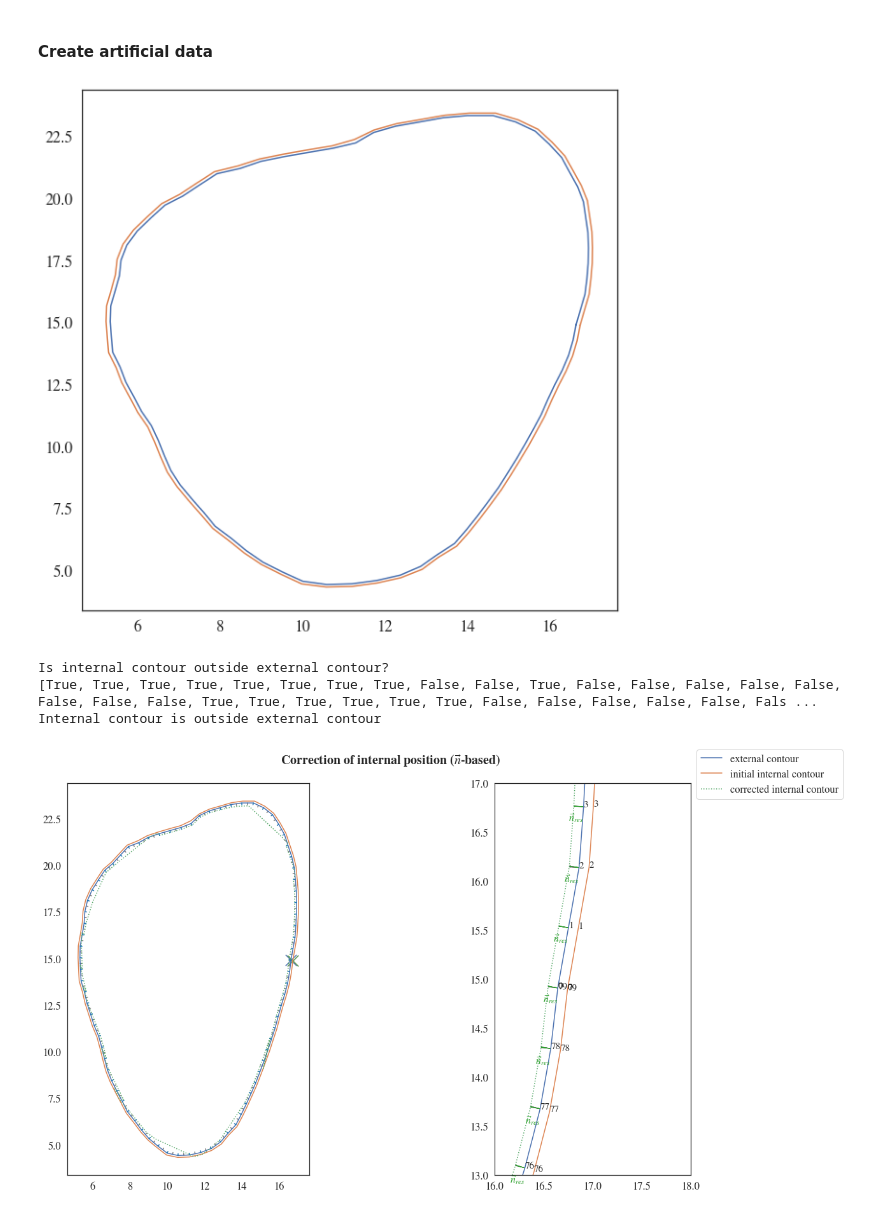
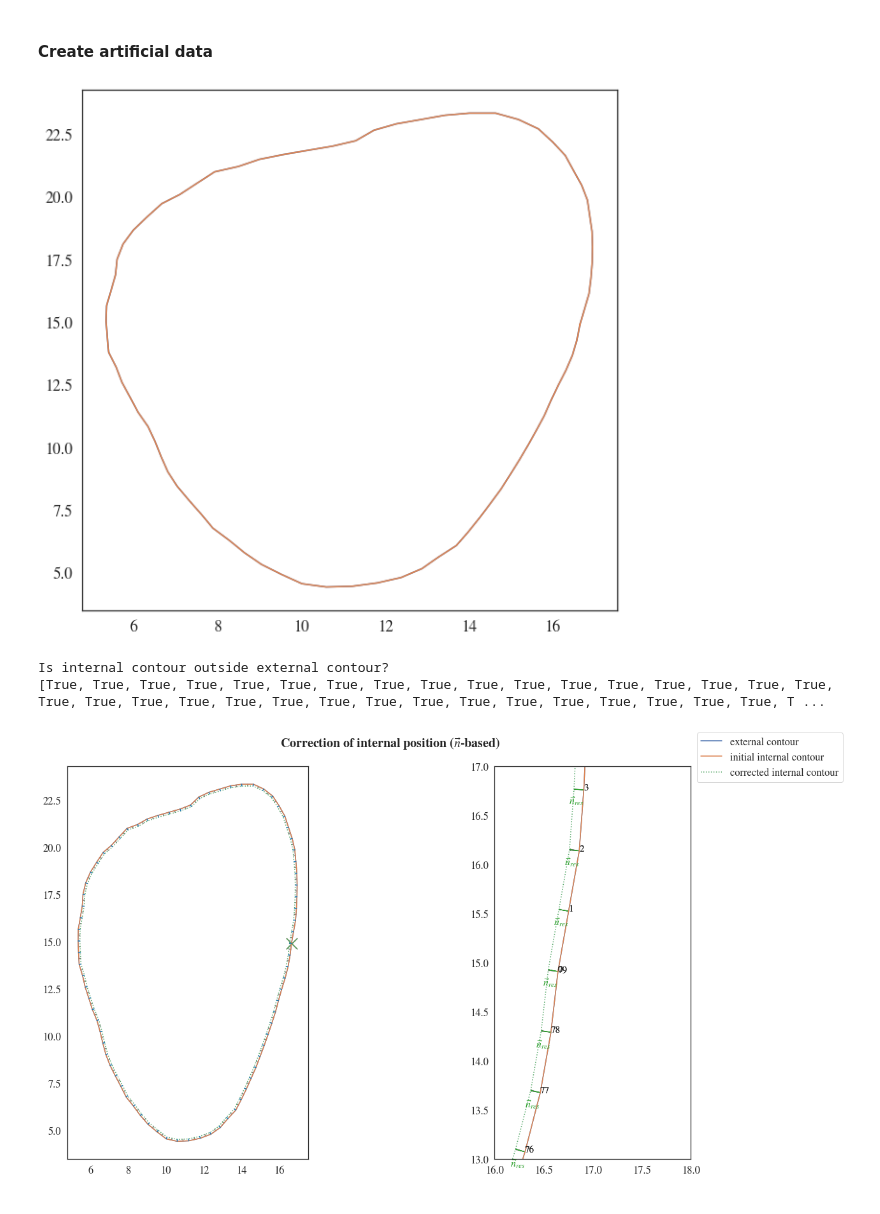
Before and after one commit to artorg-unibe-ch/spline_mesher, a Jupyter notebook: tmp/intersection_internal.ipynb, the cells around one changed output. Saved outputs shown, nothing was run; the diff lists cells and outputs as text; code cells hidden in the pictures.

```diff
--- a/tmp/intersection_internal.ipynb
+++ b/tmp/intersection_internal.ipynb
@@ -474,18 +474,18 @@ def resample_polygon(xy: np.ndarray, n_points: int = 100) -> np.ndarray:
 # %%
 ext_path = r'ext_surf_slice_minus1.npy'
 ext_spline = np.load(ext_path)
-int_spline = offset_surface(ext_spline, offset=0.1)
+int_spline = offset_surface(ext_spline, offset=1e-10)
 int_spline = resample_polygon(int_spline, n_points=80)
 ext_spline = resample_polygon(ext_spline, n_points=80)
 
 np.save('int_spline_minus1.npy', int_spline)
 
 plt.figure(figsize=(10, 10))
 plt.plot(ext_spline[:, 0], ext_spline[:, 1])
 plt.plot(int_spline[:, 0], int_spline[:, 1])
 print('')
 # %% [output]
-[figure, old version]
+[figure, new version]
 # %%
 def nearest_point(arr, pt):
     """
@@ -517,10 +517,9 @@ def add_noise_to_contour(int, variability=0.1):
     Returns:
         int (ndarray): 2D array of contour with noise
     """
-    initial_length = len(int)
-    int = int[::5]
-    int = int + np.random.normal(0, variability, int.shape)
-    int = resample_polygon(int, n_points=initial_length)
+    noise = np.random.normal(0, variability, size=int.shape)
+    x = int[:, 0] + noise[:, 0]
+    y = int[:, 1] + noise[:, 0]
     return int
 
 
@@ -567,6 +566,7 @@ def show_centres(min_thickness, x_ext, y_ext, x_int, y_int):
     for i, txt in enumerate(range(len(x_ext))):
         ax2.annotate(txt, (x_ext[i], y_ext[i]))
         ax2.annotate(txt, (x_int[i], y_int[i]))
+
     return ext_a, int_a, dx, dy, dx_med, dy_med, fig, ax1, ax2
 
 
@@ -592,31 +592,25 @@ ext_s, int_s, dx, dy, dx_med, dy_med, fig, ax1, ax2 = show_centres(min_thickness
                                                                    x_int=int_spline[:, 0],
                                                                    y_int=int_spline[:, 1])
 
-int_s = add_noise_to_contour(int_s, variability=0.2)
+int_s = add_noise_to_contour(int_s, variability=0.1)
 
 boolean_angle = is_internal_inside_external(ext_s, int_s)
 print(f'Is internal contour outside external contour?\n{boolean_angle}')
-if np.any(boolean_angle) == True:
-    print('Internal contour is outside external contour')
-    new_int = correct_intersection(ext_arr=ext_s,
+
+new_int = correct_intersection(ext_arr=ext_s,
                                    int_arr=int_s,
                                    dx=dx_med,
                                    dy=dy_med,
-                                   bool_arr=boolean_angle  # take the opposite of the boolean
+                                   bool_arr=boolean_angle
                                    )
-elif np.any(boolean_angle) == False:
-    print('Internal contour is inside external contour')
-    bool_min_thickness_s = check_intersection(ext=ext_s, int=int_s, min_thickness=MIN_THICKNESS)
-    new_int = correct_intersection(
-        ext_arr=ext_s,
-        int_arr=int_s,
-        dx=dx_med,
-        dy=dy_med,
-        bool_arr=bool_min_thickness_s
-        )
-else:
-    print('Could not check position between contours')
 
+bool_min_thickness_s = check_intersection(ext=ext_s, int=new_int, min_thickness=MIN_THICKNESS)
+new_int = correct_intersection(ext_arr=ext_s,
+                               int_arr=new_int,
+                               dx=dx_med,
+                               dy=dy_med,
+                               bool_arr=bool_min_thickness_s
+                               )
 
 ax1.scatter(ext_spline[0,0], ext_spline[0, 1], marker='x', s=300)
 ax1.scatter(int_spline[0,0], int_spline[0, 1], marker='x', s=300)
@@ -634,11 +628,10 @@ fig.tight_layout()
 
 
 ax1.plot((ext_s[:, 0], ext_s[:, 0]-dy_med), (ext_s[:, 1], ext_s[:,1]+dx_med), color='tab:blue')
-fig.savefig('Correction_external_position_mwe.svg')
-fig.savefig('Correction_external_position_mwe.png', dpi=300)
+# fig.savefig('Correction_external_position_mwe.svg')
+# fig.savefig('Correction_external_position_mwe.png', dpi=300)
 print('')
 # %% [output]
 Is internal contour outside external contour?
-[True, True, True, True, True, True, True, True, False, False, True, False, False, False, False, False, False, False, False, True, True, True, True, True, True, False, False, False, False, False, Fals ...
-Internal contour is outside external contour
+[True, True, True, True, True, True, True, True, True, True, True, True, True, True, True, True, True, True, True, True, True, True, True, True, True, True, True, True, True, True, True, True, True, T ...
-[figure, old version]
+[figure, new version]
```
Also changed, not shown: parts of 1 cell of this notebook, 1 other file.
